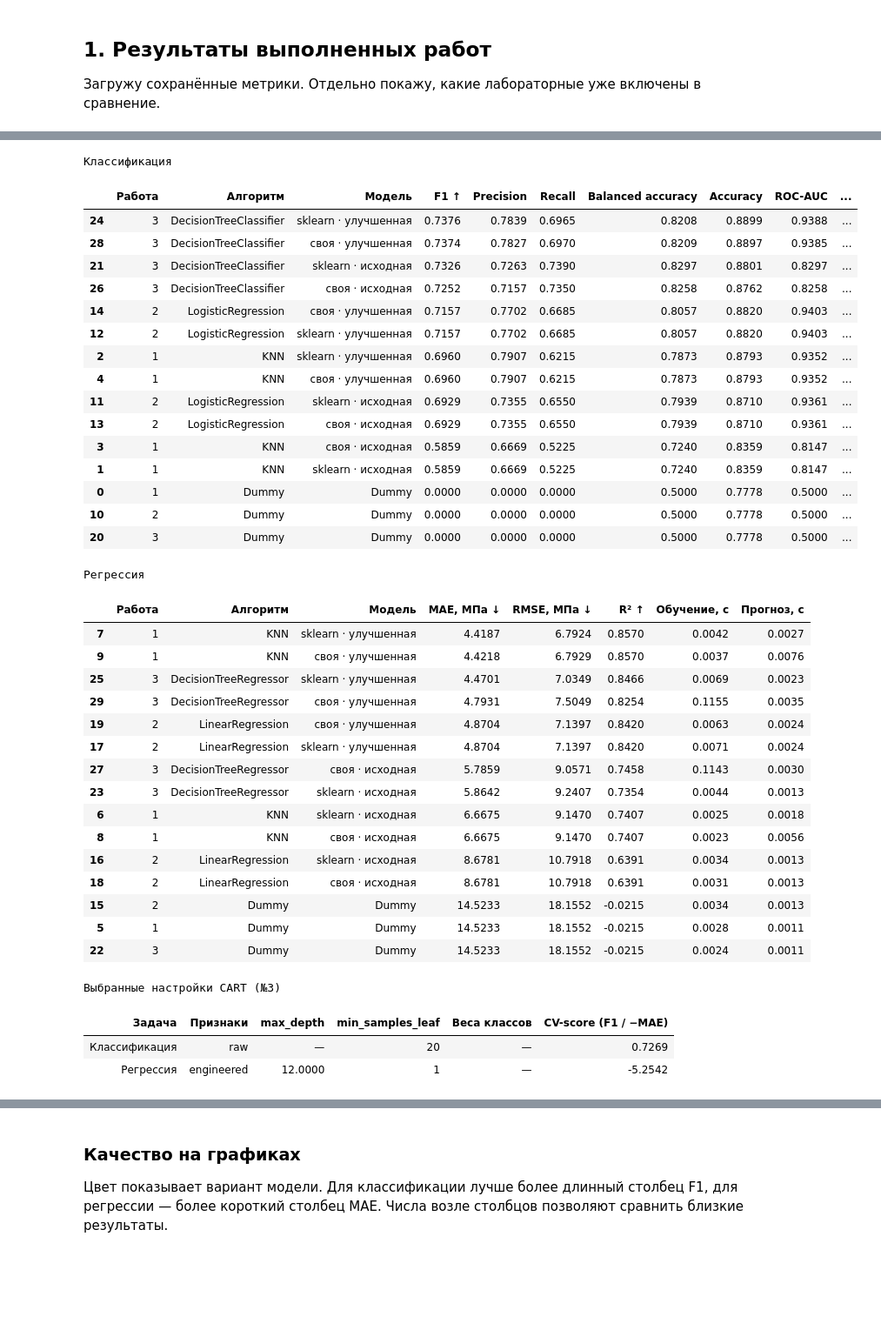
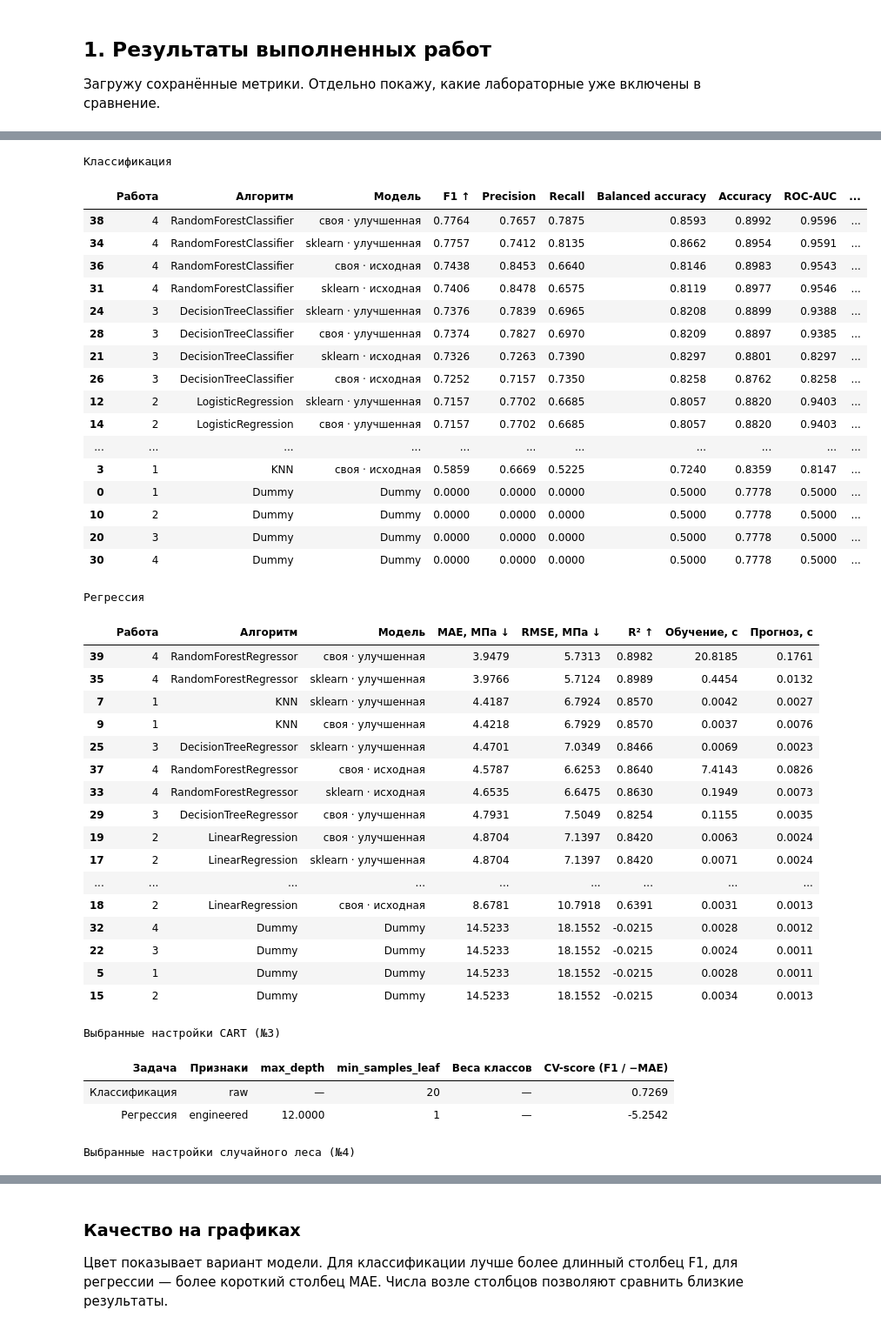
Before and after one commit to sergey162/AI-Frameworks, a Jupyter notebook: comparison.ipynb, the cells around one changed output, grey strips where cells are left out. Shown at 87% size. Cells and saved outputs as stored; diff of their text form; code cells hidden in the pictures; blank space fills up the shorter version.

```diff
--- a/comparison.ipynb
+++ b/comparison.ipynb
@@ -179,62 +187,66 @@ Dummy всегда выбирает наиболее частый класс и
 # %%
 # Сначала проверяем протокол внутри каждой задачи, затем показываем результаты.
 identity = ["dataset", "target", "feature_set", "dataset_sha", "split_sha", "protocol_id", "n_train", "n_test"]
 for task, group in results.groupby("task"):
     if len(group[identity].drop_duplicates()) != 1:
         raise ValueError(f"Несопоставимые данные или разбиения для {task}")
     score = "f1" if task == "classification" else "mae"
     if score not in group or group[score].isna().any():
         raise ValueError(f"Отсутствуют метрики для {task}")
     columns = ["lab", "algorithm", "model"]
     columns += ["f1", "precision", "recall", "balanced_accuracy", "accuracy", "roc_auc", "average_precision"] if task == "classification" else ["mae", "rmse", "r2"]
     columns += ["fit_seconds", "predict_seconds"]
     print(TASK_NAMES[task])
     show_table(group[columns].sort_values(score, ascending=task != "classification").round(5))
-# Точные настройки третьей работы читаются из сохранённого протокола.
+# Точные настройки деревьев и лесов читаются из сохранённых протоколов.
 import json
-protocol_path = ROOT / "lab_3" / "results" / "protocol.json"
-if protocol_path.exists():
-    tree_protocol = json.loads(protocol_path.read_text())
-    settings = [{"task": task, "representation": config["mode"], **config["params"],
-                 "CV-score (F1 / −MAE)": config["cv_score"]}
-                for task, config in tree_protocol["selected"].items()]
-    show_table(pd.DataFrame(settings), "Выбранные настройки CART (№3)")
+for number, name in [(3, "CART"), (4, "случайного леса")]:
+    protocol_path = ROOT / f"lab_{number}" / "results" / "protocol.json"
+    if protocol_path.exists():
+        protocol = json.loads(protocol_path.read_text())
+        settings = [{"task": task, "representation": config["mode"], **config["params"],
+                     "CV-score (F1 / −MAE)": config["cv_score"]}
+                    for task, config in protocol["selected"].items()]
+        show_table(pd.DataFrame(settings), f"Выбранные настройки {name} (№{number})")
 # %% [output]
 Классификация
 |  | Работа | Алгоритм | Модель | F1 ↑ | Precision | Recall | Balanced accuracy | Accuracy | ROC-AUC | ... |
+| 38 | 4 | RandomForestClassifier | своя · улучшенная | 0.7764 | 0.7657 | 0.7875 | 0.8593 | 0.8992 | 0.9596 | ... |
+| 34 | 4 | RandomForestClassifier | sklearn · улучшенная | 0.7757 | 0.7412 | 0.8135 | 0.8662 | 0.8954 | 0.9591 | ... |
+| 36 | 4 | RandomForestClassifier | своя · исходная | 0.7438 | 0.8453 | 0.6640 | 0.8146 | 0.8983 | 0.9543 | ... |
+| 31 | 4 | RandomForestClassifier | sklearn · исходная | 0.7406 | 0.8478 | 0.6575 | 0.8119 | 0.8977 | 0.9546 | ... |
 | 24 | 3 | DecisionTreeClassifier | sklearn · улучшенная | 0.7376 | 0.7839 | 0.6965 | 0.8208 | 0.8899 | 0.9388 | ... |
 | 28 | 3 | DecisionTreeClassifier | своя · улучшенная | 0.7374 | 0.7827 | 0.6970 | 0.8209 | 0.8897 | 0.9385 | ... |
 | 21 | 3 | DecisionTreeClassifier | sklearn · исходная | 0.7326 | 0.7263 | 0.7390 | 0.8297 | 0.8801 | 0.8297 | ... |
 | 26 | 3 | DecisionTreeClassifier | своя · исходная | 0.7252 | 0.7157 | 0.7350 | 0.8258 | 0.8762 | 0.8258 | ... |
+| 12 | 2 | LogisticRegression | sklearn · улучшенная | 0.7157 | 0.7702 | 0.6685 | 0.8057 | 0.8820 | 0.9403 | ... |
 | 14 | 2 | LogisticRegression | своя · улучшенная | 0.7157 | 0.7702 | 0.6685 | 0.8057 | 0.8820 | 0.9403 | ... |
-| 12 | 2 | LogisticRegression | sklearn · улучшенная | 0.7157 | 0.7702 | 0.6685 | 0.8057 | 0.8820 | 0.9403 | ... |
-| 2 | 1 | KNN | sklearn · улучшенная | 0.6960 | 0.7907 | 0.6215 | 0.7873 | 0.8793 | 0.9352 | ... |
-| 4 | 1 | KNN | своя · улучшенная | 0.6960 | 0.7907 | 0.6215 | 0.7873 | 0.8793 | 0.9352 | ... |
-| 11 | 2 | LogisticRegression | sklearn · исходная | 0.6929 | 0.7355 | 0.6550 | 0.7939 | 0.8710 | 0.9361 | ... |
-| 13 | 2 | LogisticRegression | своя · исходная | 0.6929 | 0.7355 | 0.6550 | 0.7939 | 0.8710 | 0.9361 | ... |
+| ... | ... | ... | ... | ... | ... | ... | ... | ... | ... | ... |
 | 3 | 1 | KNN | своя · исходная | 0.5859 | 0.6669 | 0.5225 | 0.7240 | 0.8359 | 0.8147 | ... |
-| 1 | 1 | KNN | sklearn · исходная | 0.5859 | 0.6669 | 0.5225 | 0.7240 | 0.8359 | 0.8147 | ... |
 | 0 | 1 | Dummy | Dummy | 0.0000 | 0.0000 | 0.0000 | 0.5000 | 0.7778 | 0.5000 | ... |
 | 10 | 2 | Dummy | Dummy | 0.0000 | 0.0000 | 0.0000 | 0.5000 | 0.7778 | 0.5000 | ... |
 | 20 | 3 | Dummy | Dummy | 0.0000 | 0.0000 | 0.0000 | 0.5000 | 0.7778 | 0.5000 | ... |
+| 30 | 4 | Dummy | Dummy | 0.0000 | 0.0000 | 0.0000 | 0.5000 | 0.7778 | 0.5000 | ... |
 Регрессия
 |  | Работа | Алгоритм | Модель | MAE, МПа ↓ | RMSE, МПа ↓ | R² ↑ | Обучение, с | Прогноз, с |
+| 39 | 4 | RandomForestRegressor | своя · улучшенная | 3.9479 | 5.7313 | 0.8982 | 20.8185 | 0.1761 |
+| 35 | 4 | RandomForestRegressor | sklearn · улучшенная | 3.9766 | 5.7124 | 0.8989 | 0.4454 | 0.0132 |
 | 7 | 1 | KNN | sklearn · улучшенная | 4.4187 | 6.7924 | 0.8570 | 0.0042 | 0.0027 |
 | 9 | 1 | KNN | своя · улучшенная | 4.4218 | 6.7929 | 0.8570 | 0.0037 | 0.0076 |
 | 25 | 3 | DecisionTreeRegressor | sklearn · улучшенная | 4.4701 | 7.0349 | 0.8466 | 0.0069 | 0.0023 |
+| 37 | 4 | RandomForestRegressor | своя · исходная | 4.5787 | 6.6253 | 0.8640 | 7.4143 | 0.0826 |
+| 33 | 4 | RandomForestRegressor | sklearn · исходная | 4.6535 | 6.6475 | 0.8630 | 0.1949 | 0.0073 |
 | 29 | 3 | DecisionTreeRegressor | своя · улучшенная | 4.7931 | 7.5049 | 0.8254 | 0.1155 | 0.0035 |
 | 19 | 2 | LinearRegression | своя · улучшенная | 4.8704 | 7.1397 | 0.8420 | 0.0063 | 0.0024 |
 | 17 | 2 | LinearRegression | sklearn · улучшенная | 4.8704 | 7.1397 | 0.8420 | 0.0071 | 0.0024 |
-| 27 | 3 | DecisionTreeRegressor | своя · исходная | 5.7859 | 9.0571 | 0.7458 | 0.1143 | 0.0030 |
-| 23 | 3 | DecisionTreeRegressor | sklearn · исходная | 5.8642 | 9.2407 | 0.7354 | 0.0044 | 0.0013 |
-| 6 | 1 | KNN | sklearn · исходная | 6.6675 | 9.1470 | 0.7407 | 0.0025 | 0.0018 |
-| 8 | 1 | KNN | своя · исходная | 6.6675 | 9.1470 | 0.7407 | 0.0023 | 0.0056 |
-| 16 | 2 | LinearRegression | sklearn · исходная | 8.6781 | 10.7918 | 0.6391 | 0.0034 | 0.0013 |
+| ... | ... | ... | ... | ... | ... | ... | ... | ... |
 | 18 | 2 | LinearRegression | своя · исходная | 8.6781 | 10.7918 | 0.6391 | 0.0031 | 0.0013 |
+| 32 | 4 | Dummy | Dummy | 14.5233 | 18.1552 | -0.0215 | 0.0028 | 0.0012 |
+| 22 | 3 | Dummy | Dummy | 14.5233 | 18.1552 | -0.0215 | 0.0024 | 0.0011 |
+| 5 | 1 | Dummy | Dummy | 14.5233 | 18.1552 | -0.0215 | 0.0028 | 0.0011 |
 | 15 | 2 | Dummy | Dummy | 14.5233 | 18.1552 | -0.0215 | 0.0034 | 0.0013 |
-| 5 | 1 | Dummy | Dummy | 14.5233 | 18.1552 | -0.0215 | 0.0028 | 0.0011 |
-| 22 | 3 | Dummy | Dummy | 14.5233 | 18.1552 | -0.0215 | 0.0024 | 0.0011 |
 Выбранные настройки CART (№3)
 | Задача | Признаки | max_depth | min_samples_leaf | Веса классов | CV-score (F1 / −MAE) |
 | Классификация | raw | — | 20 | — | 0.7269 |
 | Регрессия | engineered | 12.0000 | 1 | — | -5.2542 |
+Выбранные настройки случайного леса (№4)
```
Also changed, not shown: parts of 10 cells of this notebook, 41 other files.
